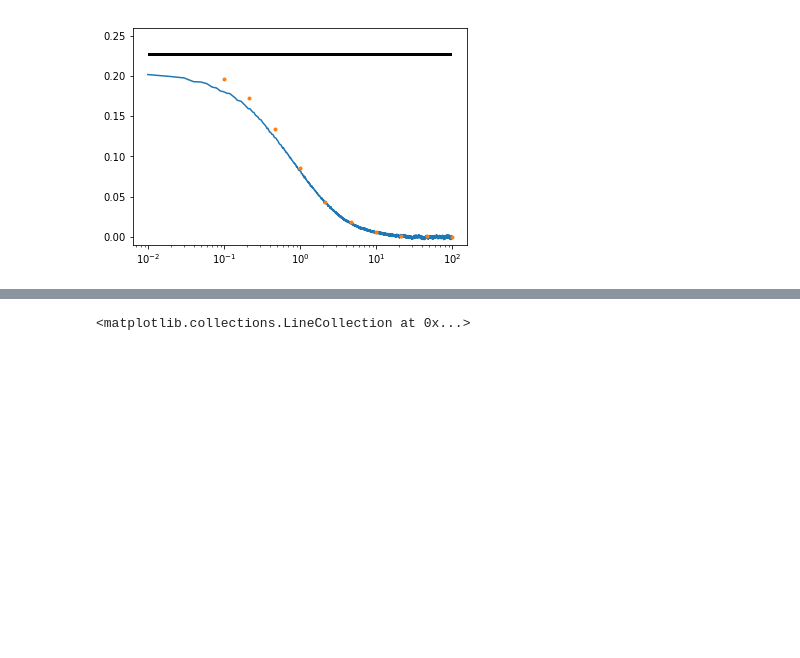
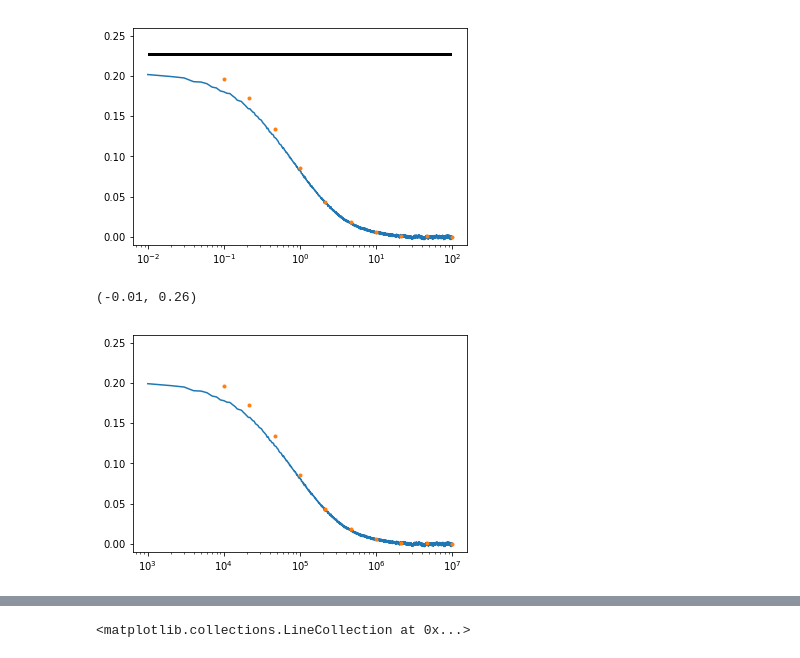
Before and after one commit to dp-rice/multiplemergers, a Jupyter notebook: notebooks/compare_slim_msprime.ipynb, the cells around one changed output, grey strips where cells are left out. Saved outputs shown, nothing was run; the diff lists cells and outputs as text; code cells hidden in the pictures; blank space fills up the shorter version.

```diff
--- a/notebooks/compare_slim_msprime.ipynb
+++ b/notebooks/compare_slim_msprime.ipynb
@@ -212,3 +266,10 @@ plt.hlines(pi_corr_mspr[0]/pi_mspr**2, 0.01, 100)
 # %% [output]
 <matplotlib.collections.LineCollection at 0x...>
 [figure]
+# %%
+plt.semilogx(dist, pi_corr_slim/(2e-4)**2)
+plt.semilogx(r_list*1e5, pi_corr_mspr/4, '.')
+plt.ylim([-0.01,0.26])
+# %% [output]
+(-0.01, 0.26)
+[figure, added]
```
Also changed, not shown: parts of 16 cells of this notebook, 2 other files.
